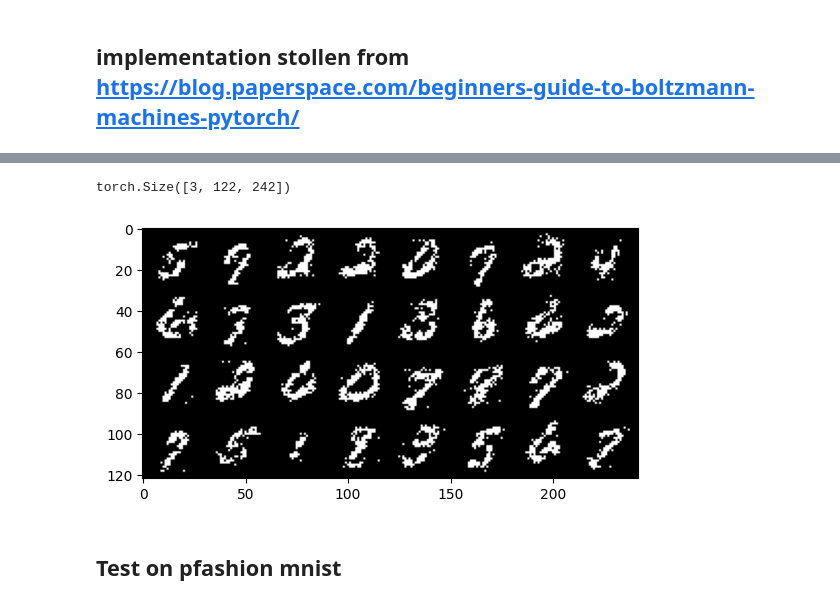
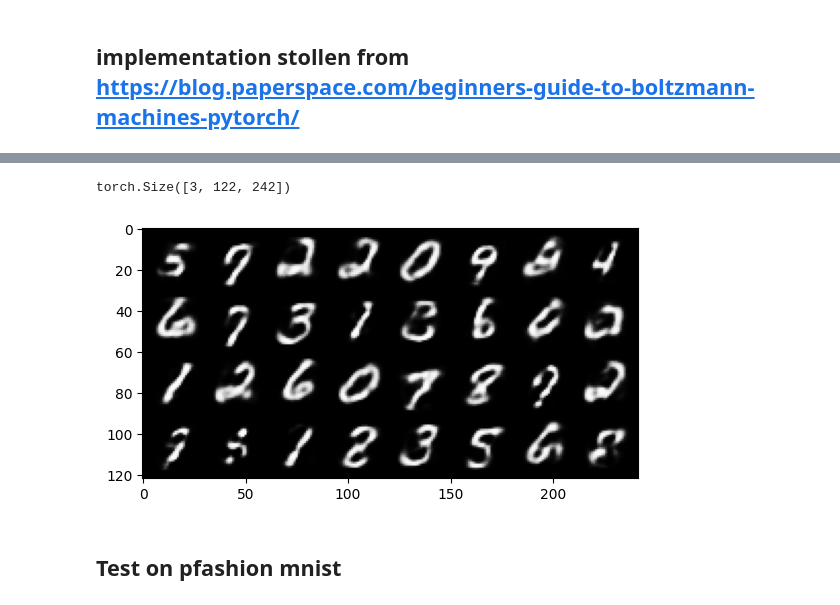
Before and after one commit to jolatechno/cours-ENS, a Jupyter notebook: cours/M2/S4/machine_learning/projet/leo_test/RBM_test2.ipynb, the cells around one changed output, grey strips where cells are left out. Saved outputs shown, nothing was run; the diff lists cells and outputs as text; code cells hidden in the pictures.

```diff
--- a/cours/M2/S4/machine_learning/projet/leo_test/RBM_test2.ipynb
+++ b/cours/M2/S4/machine_learning/projet/leo_test/RBM_test2.ipynb
@@ -81,22 +84,29 @@ class RBM(nn.Module):
         hidden_term = wx_b.exp().add(1).log().sum(1)
         return (-hidden_term - vbias_term).mean()
 # %%
-rbm = RBM(k=5)
-train_op = optim.SGD(rbm.parameters(),0.01)
+n_it_training = 4
+
+rbm_mnist = RBM(784, 500, n_it_training)
+train_op = optim.SGD(rbm_mnist.parameters(),0.01)
 losses=[]
 
-for epoch in range(10):
+n_epochs, n_batch = 10, -1
+for epoch in range(n_epochs):
     loss_ = []
-    for _, (data,target) in enumerate(train_loader):
+    for i, (data,target) in enumerate(train_loader):
         data = Variable(data.view(-1,784))
         sample_data = data.bernoulli()
 
-        v,v1 = rbm(sample_data)
-        loss = rbm.free_energy(v) - rbm.free_energy(v1)
+        v,v1,p_v = rbm_mnist(sample_data)
+        loss = rbm_mnist.free_energy(v) - rbm_mnist.free_energy(v1)
         loss_.append(loss.data)
         train_op.zero_grad()
         loss.backward()
         train_op.step()
+
+        if i >= n_batch and n_batch > 0:
+            break
+
     losses.append(np.mean(loss_))
     print("Training loss for {} epoch: {}".format(epoch, np.mean(loss_)))
 # %% [output]
@@ -120,5 +128,5 @@ torch.Size([3, 122, 242])
 # %%
-show_and_save("generate",make_grid(v1.view(32,1,28,28).data))
+show_and_save("generate",make_grid(p_v.view(32,1,28,28).data))
 # %% [output]
 torch.Size([3, 122, 242])
-[figure, old version]
+[figure, new version]
```
Also changed, not shown: parts of 24 cells of this notebook, 1 other file.
